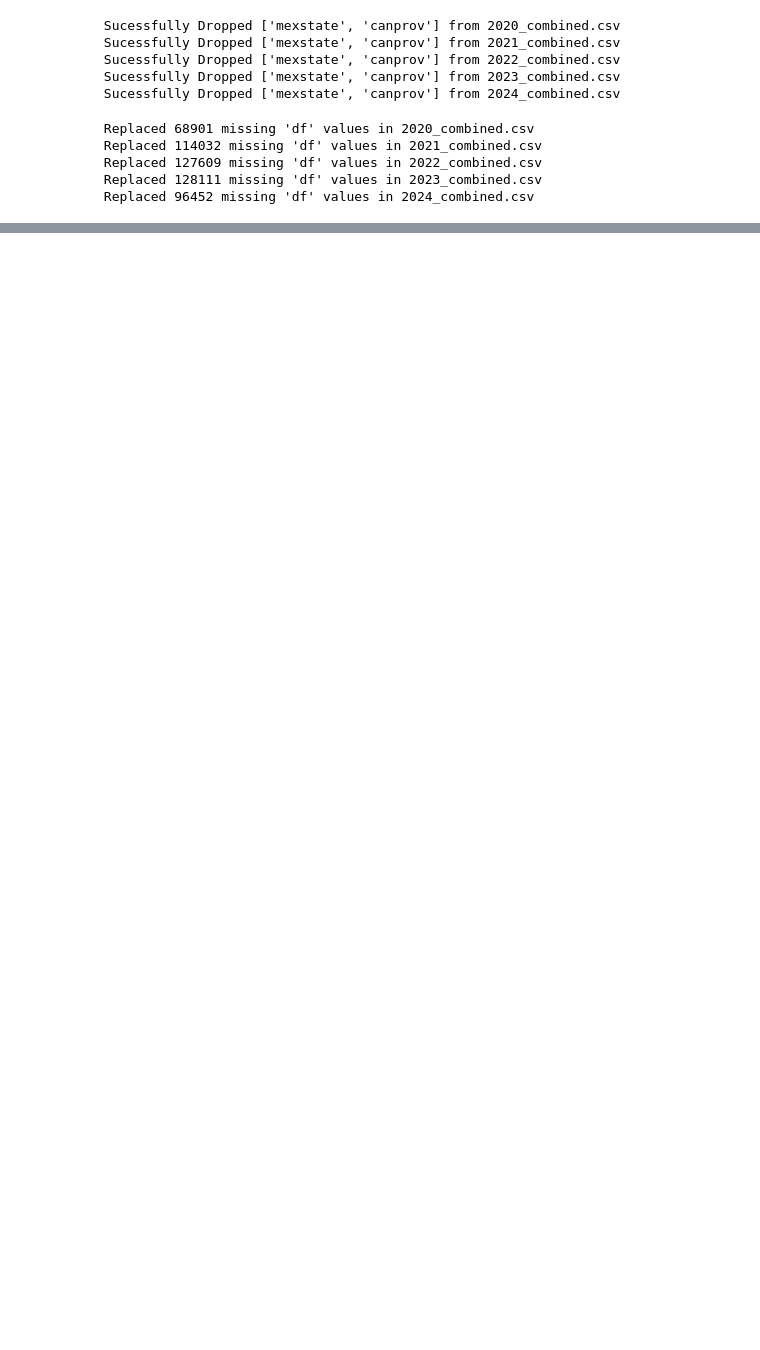
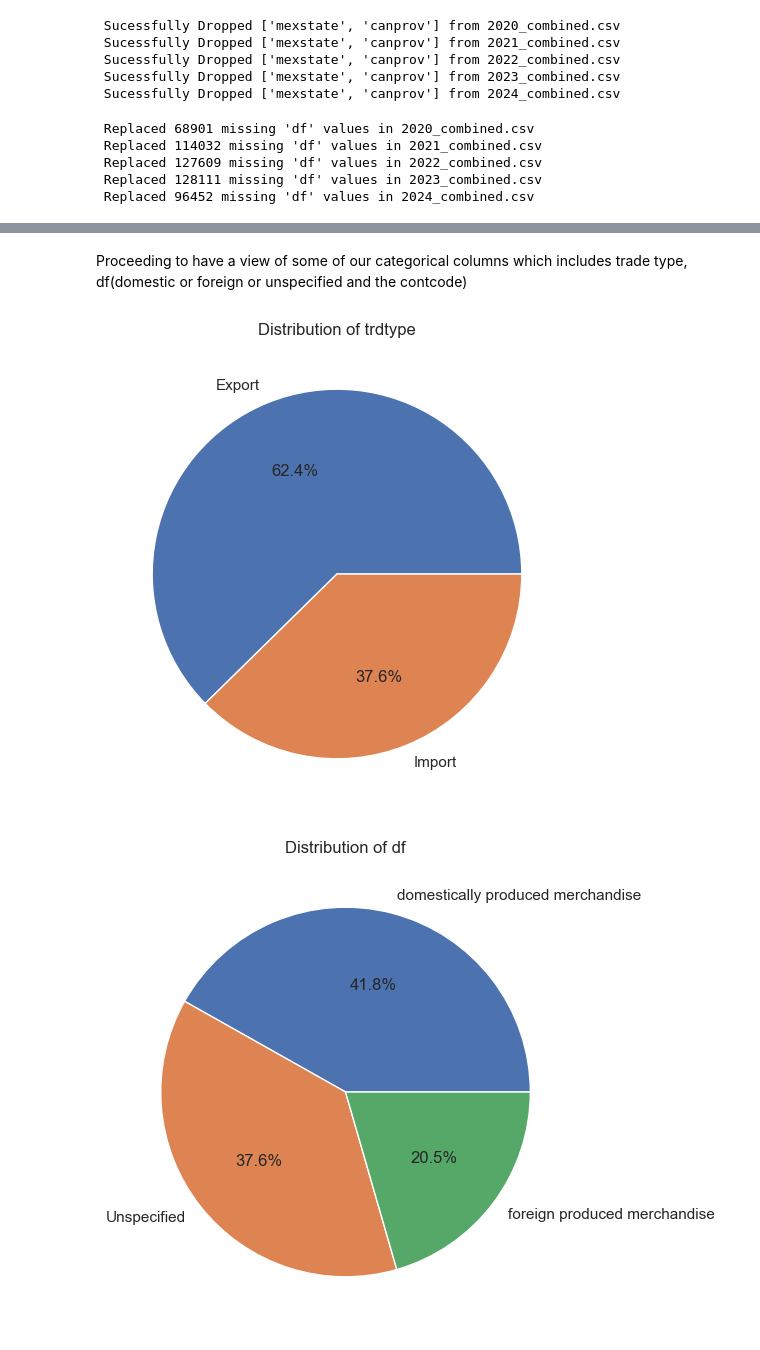
Before and after one commit to Ellen-Essuamah-Asante/Shipping-Logistics-Project-1-, a Jupyter notebook: Project1.ipynb, the cells around one changed output, grey strips where cells are left out. Saved outputs shown, nothing was run; the diff lists cells and outputs as text; code cells hidden in the pictures; blank space fills up the shorter version.

```diff
--- a/Project1.ipynb
+++ b/Project1.ipynb
@@ -406,0 +423,13 @@ ValueError: invalid literal for int() with base 10: 'na'
+# %% [markdown]
+Proceeding to have a view of some of our categorical columns which includes trade type, df(domestic or foreign or unspecified and the contcode)
+# %%
+simple_cats = ['trdtype', 'df', 'contcode']
+
+for col in simple_cats:
+    if col in mapped_combined.columns:
+        mapped_combined[col].value_counts().plot.pie(autopct='%1.1f%%', figsize=(6, 6), title=f"Distribution of {col}")
+        plt.ylabel('')
+        plt.show()
+# %% [output]
+[figure, added]
+[figure, added]
```
Also changed, not shown: parts of 43 cells of this notebook.
